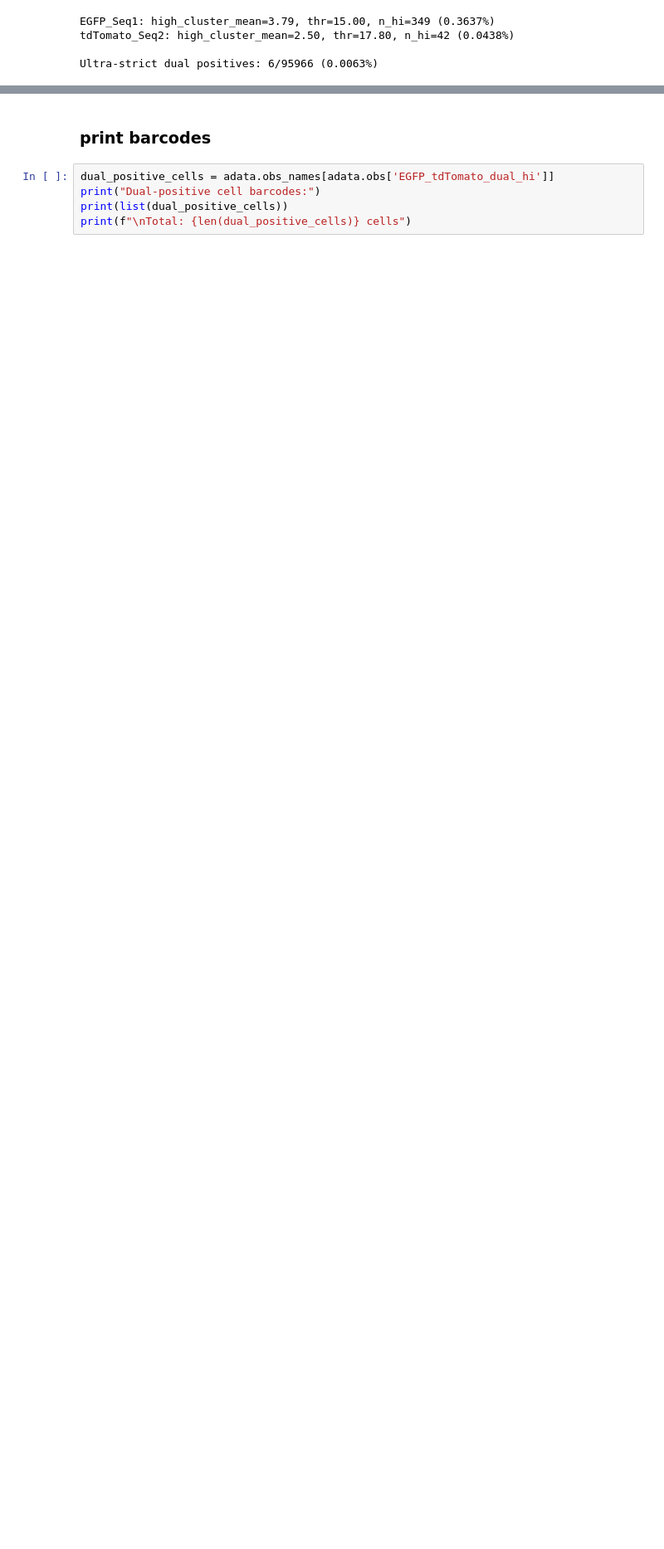
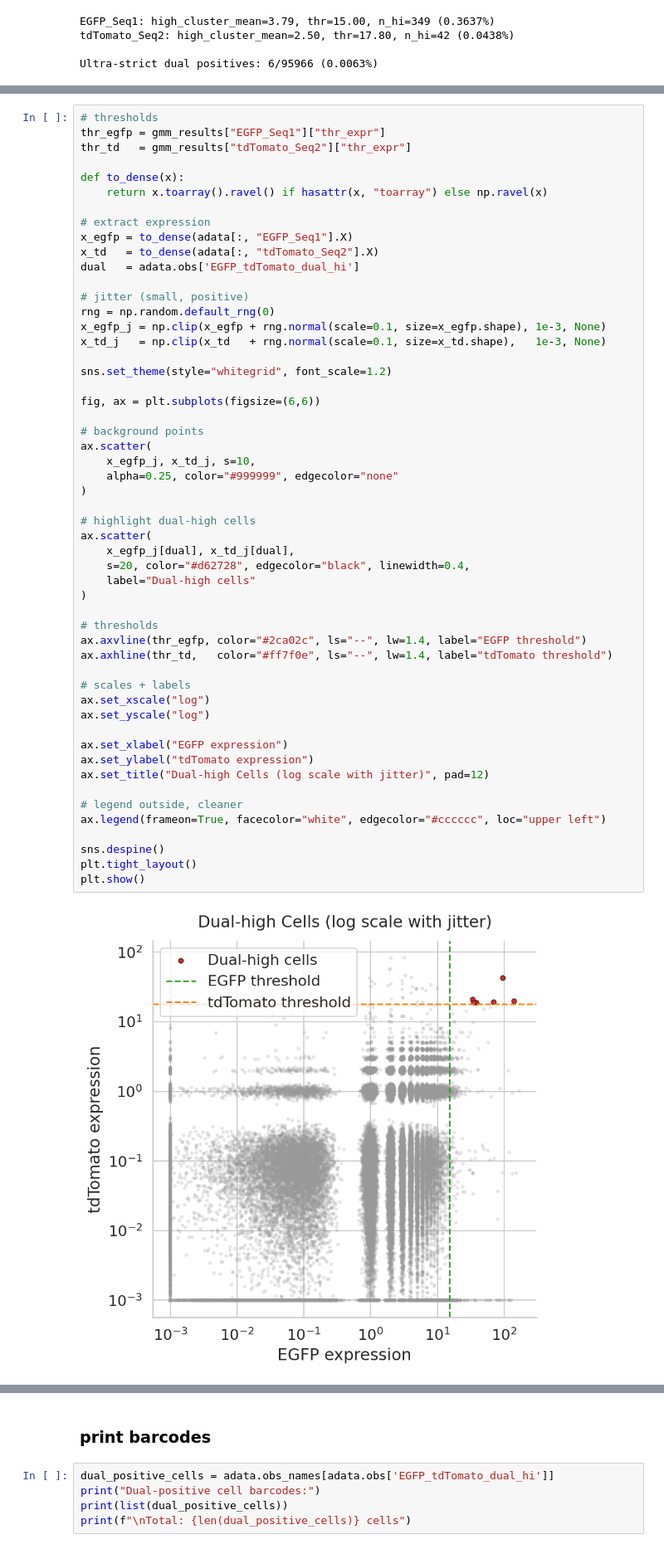
Before and after one commit to aifimmunology/spatial_drg_colon_bladder, a Jupyter notebook: 04_gmm/01_set-thresholds.ipynb, the cells around one changed output, grey strips where cells are left out. Shown: that part at 83% size. Saved outputs shown, nothing was run; the diff lists cells and outputs as text; blank space fills up the shorter version.

```diff
--- a/04_gmm/01_set-thresholds.ipynb
+++ b/04_gmm/01_set-thresholds.ipynb
@@ -265,0 +186,55 @@ plt.show()
+# %%
+# thresholds
+thr_egfp = gmm_results["EGFP_Seq1"]["thr_expr"]
+thr_td   = gmm_results["tdTomato_Seq2"]["thr_expr"]
+
+def to_dense(x):
+    return x.toarray().ravel() if hasattr(x, "toarray") else np.ravel(x)
+
+# extract expression
+x_egfp = to_dense(adata[:, "EGFP_Seq1"].X)
+x_td   = to_dense(adata[:, "tdTomato_Seq2"].X)
+dual   = adata.obs['EGFP_tdTomato_dual_hi']
+
+# jitter (small, positive)
+rng = np.random.default_rng(0)
+x_egfp_j = np.clip(x_egfp + rng.normal(scale=0.1, size=x_egfp.shape), 1e-3, None)
+x_td_j   = np.clip(x_td   + rng.normal(scale=0.1, size=x_td.shape),   1e-3, None)
+
+sns.set_theme(style="whitegrid", font_scale=1.2)
+
+fig, ax = plt.subplots(figsize=(6,6))
+
+# background points
+ax.scatter(
+    x_egfp_j, x_td_j, s=10,
+    alpha=0.25, color="#999999", edgecolor="none"
+)
+
+# highlight dual-high cells
+ax.scatter(
+    x_egfp_j[dual], x_td_j[dual],
+    s=20, color="#d62728", edgecolor="black", linewidth=0.4,
+    label="Dual-high cells"
+)
+
+# thresholds
+ax.axvline(thr_egfp, color="#2ca02c", ls="--", lw=1.4, label="EGFP threshold")
+ax.axhline(thr_td,   color="#ff7f0e", ls="--", lw=1.4, label="tdTomato threshold")
+
+# scales + labels
+ax.set_xscale("log")
+ax.set_yscale("log")
+
+ax.set_xlabel("EGFP expression")
+ax.set_ylabel("tdTomato expression")
+ax.set_title("Dual-high Cells (log scale with jitter)", pad=12)
+
+# legend outside, cleaner
+ax.legend(frameon=True, facecolor="white", edgecolor="#cccccc", loc="upper left")
+
+sns.despine()
+plt.tight_layout()
+plt.show()
+# %% [output]
+[figure, added]
```
Also changed, not shown: parts of 7 cells of this notebook, 3 other files.
